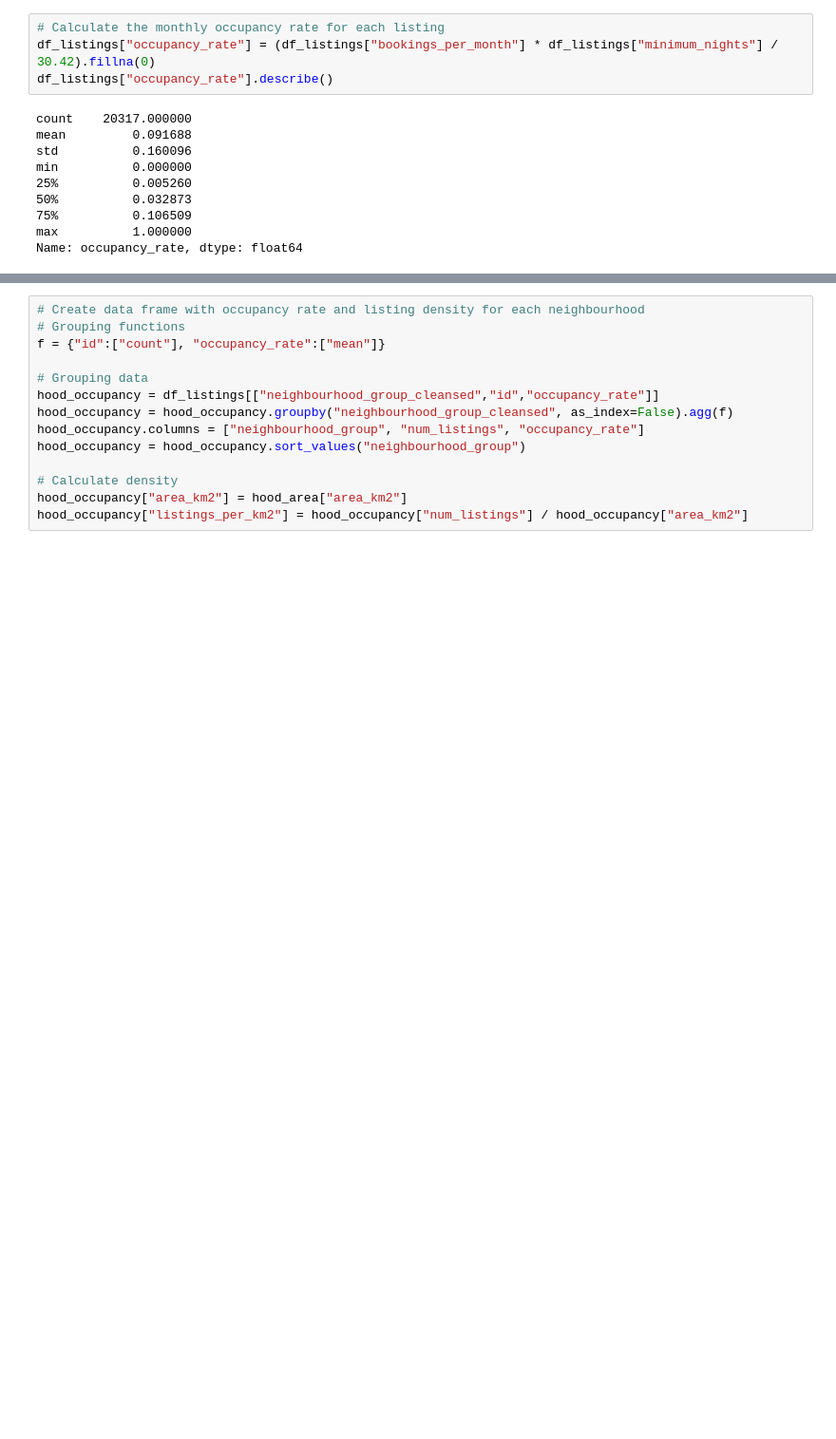
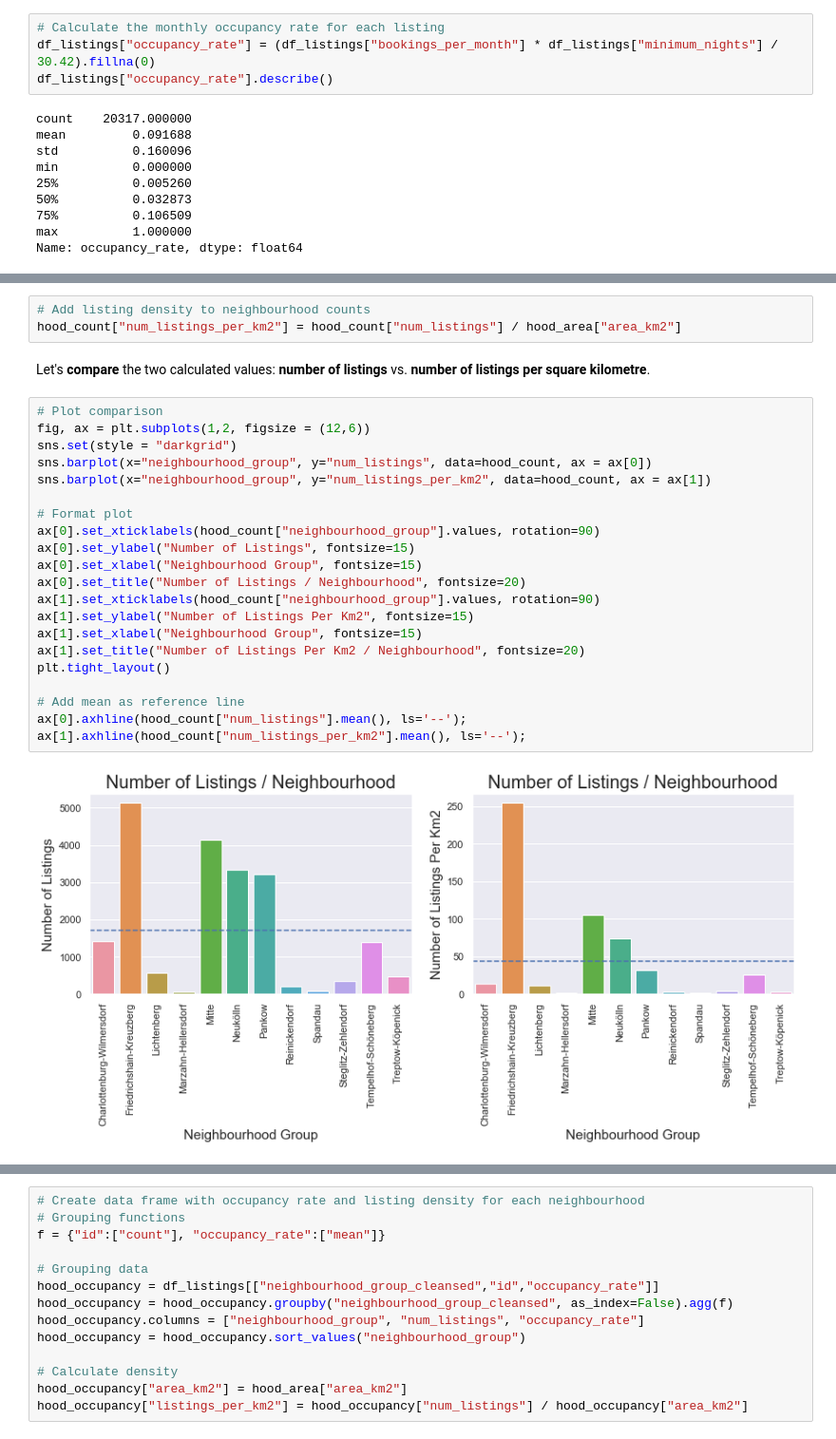
Before and after one commit to pape1412/airbnb, a Jupyter notebook: notebooks/q1_airbnb_popularity.ipynb, the cells around one changed output, grey strips where cells are left out. Shown at 95% size. Saved outputs shown, nothing was run; the diff lists cells and outputs as text; blank space fills up the shorter version.

```diff
--- a/notebooks/q1_airbnb_popularity.ipynb
+++ b/notebooks/q1_airbnb_popularity.ipynb
@@ -212,0 +208,28 @@ Name: occupancy_rate, dtype: float64
+# %%
+# Add listing density to neighbourhood counts
+hood_count["num_listings_per_km2"] = hood_count["num_listings"] / hood_area["area_km2"]
+# %% [markdown]
+Let's __compare__ the two calculated values: __number of listings__ vs. __number of listings per square kilometre__.
+# %%
+# Plot comparison
+fig, ax = plt.subplots(1,2, figsize = (12,6))
+sns.set(style = "darkgrid")
+sns.barplot(x="neighbourhood_group", y="num_listings", data=hood_count, ax = ax[0])
+sns.barplot(x="neighbourhood_group", y="num_listings_per_km2", data=hood_count, ax = ax[1])
+
+# Format plot
+ax[0].set_xticklabels(hood_count["neighbourhood_group"].values, rotation=90)
+ax[0].set_ylabel("Number of Listings", fontsize=15)
+ax[0].set_xlabel("Neighbourhood Group", fontsize=15)
+ax[0].set_title("Number of Listings / Neighbourhood", fontsize=20)
+ax[1].set_xticklabels(hood_count["neighbourhood_group"].values, rotation=90)
+ax[1].set_ylabel("Number of Listings Per Km2", fontsize=15)
+ax[1].set_xlabel("Neighbourhood Group", fontsize=15)
+ax[1].set_title("Number of Listings Per Km2 / Neighbourhood", fontsize=20)
+plt.tight_layout()
+
+# Add mean as reference line
+ax[0].axhline(hood_count["num_listings"].mean(), ls='--');
+ax[1].axhline(hood_count["num_listings_per_km2"].mean(), ls='--');
+# %% [output]
+[figure, added]
```
Also changed, not shown: parts of 32 cells of this notebook.
